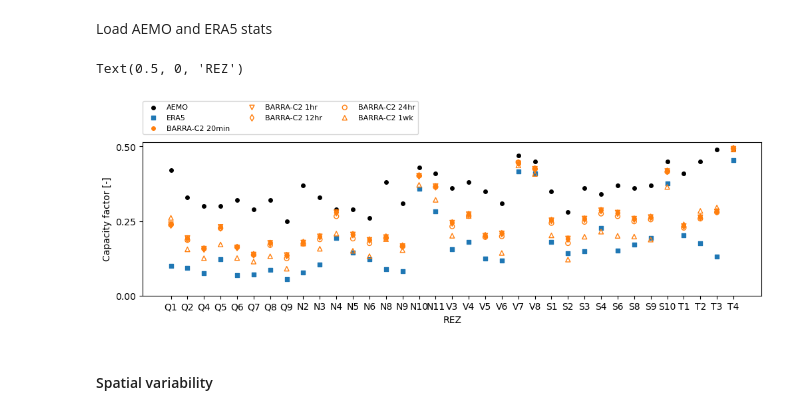
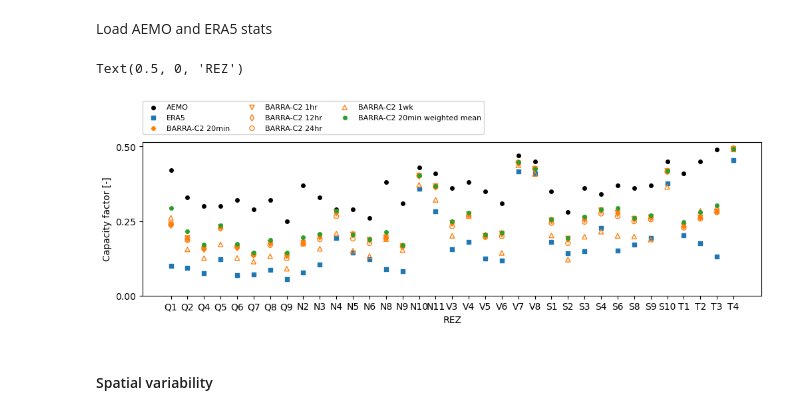
Before and after one commit to dougrichardson/wind_power_comparison, a Jupyter notebook: 02_REZ_capacity_factors.ipynb, the cells around one changed output. Drawn from its saved outputs; the diff is of its cells as text; code cells hidden in the pictures.

Commit message:
Weighted mean

```diff
--- a/02_REZ_capacity_factors.ipynb
+++ b/02_REZ_capacity_factors.ipynb
@@ -203,24 +230,26 @@ rez_means_era5_aemo = pd.read_csv(
 # %%
 fig, ax = plt.subplots(figsize=(12,3))
 s = 16
 ylim = 0.5
 
 rez_means_era5_aemo.reset_index().plot.scatter(ax=ax, x="index", y="obs_mean", color="k", s=s, label="AEMO")
 rez_means_era5_aemo.reset_index().plot.scatter(ax=ax, x="index", y="raw_mean", color="tab:blue", s=s, marker="s", label="ERA5")
 
 rez_means_barra_20m.loc[rez_means_era5_aemo.index].reset_index().plot.scatter(ax=ax, x="index", y="raw_mean", color="tab:orange", s=s, marker="o", label="BARRA-C2 20min")
 rez_means_barra_1hr.loc[rez_means_era5_aemo.index].reset_index().plot.scatter(ax=ax, x="index", y="raw_mean", c="none", edgecolor="tab:orange", s=s+9, marker="v", label="BARRA-C2 1hr")
 rez_means_barra_12hr.loc[rez_means_era5_aemo.index].reset_index().plot.scatter(ax=ax, x="index", y="raw_mean", c="none", edgecolor="tab:orange", s=s+9, marker="d", label="BARRA-C2 12hr")
 rez_means_barra_24hr.loc[rez_means_era5_aemo.index].reset_index().plot.scatter(ax=ax, x="index", y="raw_mean", c="none", edgecolor="tab:orange", s=s+9, marker="o", label="BARRA-C2 24hr")
 rez_means_barra_1wk.loc[rez_means_era5_aemo.index].reset_index().plot.scatter(ax=ax, x="index", y="raw_mean", c="none", edgecolor="tab:orange", s=s+9, marker="^", label="BARRA-C2 1wk")
 
+rez_means_barra_20m.loc[rez_means_era5_aemo.index].reset_index().plot.scatter(ax=ax, x="index", y="raw_weighted_mean", color="tab:green", s=s, marker="o", label="BARRA-C2 20min weighted mean")
+
 ax.legend(ncols=3, fontsize=8, loc=(0, 1.05))
 ax.set_yticks([0, ylim/2, ylim])
 ax.set_ylabel("Capacity factor [-]")
 ax.set_xlabel("REZ")
 # %% [output]
 Text(0.5, 0, 'REZ')
-[figure, old version]
+[figure, new version]
 # %% [markdown]
 #### Spatial variability
 # %%
```
Also changed, not shown: parts of 5 cells of this notebook.
